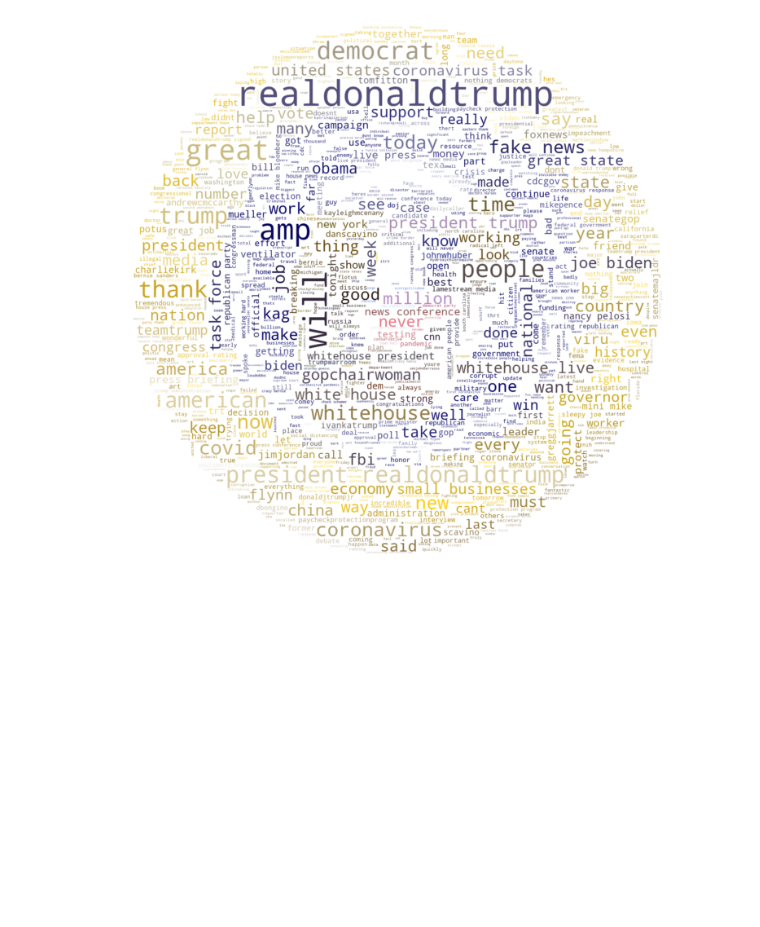
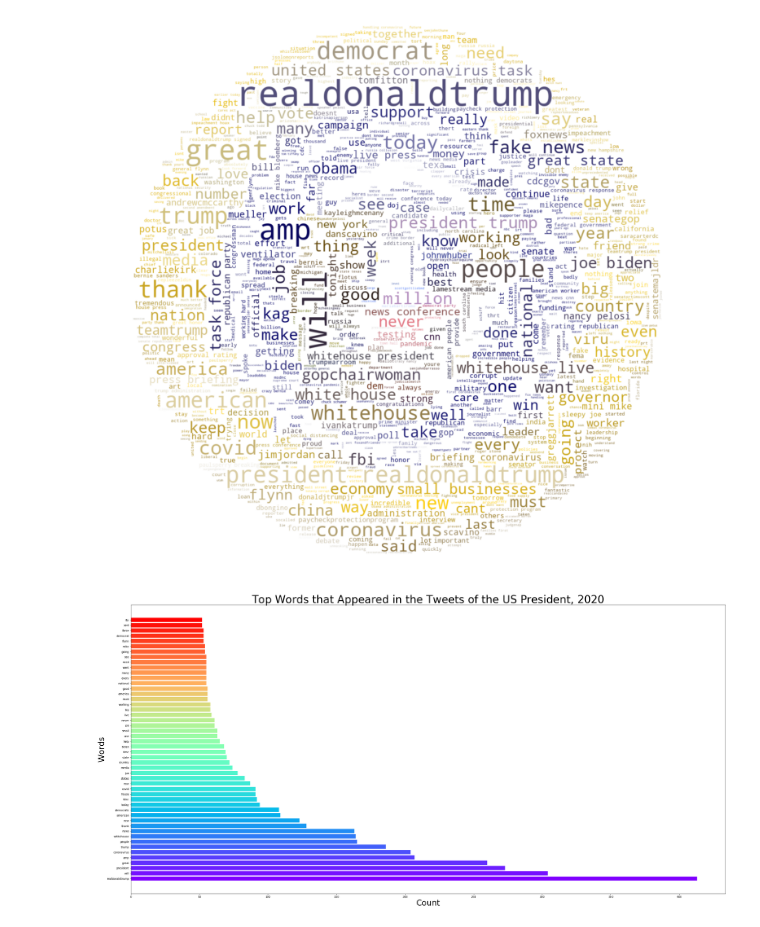
Before and after one commit to irwinmier96/Side_Projects, a Jupyter notebook: Tweets from Trump 2020/tweets_from_the_white_house.ipynb, the cells around one changed output. Cells and saved outputs as stored; diff of their text form; code cells hidden in the pictures; blank space fills up the shorter version.

```diff
--- a/Tweets from Trump 2020/Untitled.ipynb
+++ b/Tweets from Trump 2020/tweets_from_the_white_house.ipynb
@@ -151,3 +155,27 @@ plt.savefig("Visualizations/Presidential_Seal_1000_Most_Common_Words_from_Trump_
 plt.show()
 # %% [output]
 [figure]
+# %%
+# Top 50 Words
+best_words = [word for word in words]
+counted_words = collections.Counter(best_words)
+
+words_list = []
+counts = []
+for letter, count in counted_words.most_common(50):
+    words_list.append(letter)
+    counts.append(count)
+# %%
+colors = cm.rainbow(np.linspace(0, 1, 50))
+
+
+plt.figure(figsize=(40,20))
+plt.title('Top Words that Appeared in the Tweets of the US President, 2020', fontsize = 40)
+plt.xlabel('Count', size = 30)
+plt.ylabel('Words', size = 30)
+plt.tick_params(axis = 'both', which = 'minor', labelsize = 20)
+plt.barh(words_list, counts, color=colors)
+
+plt.show()
+# %% [output]
+[figure, added]
```
Also changed, not shown: parts of 5 cells of this notebook, 2 other files.
